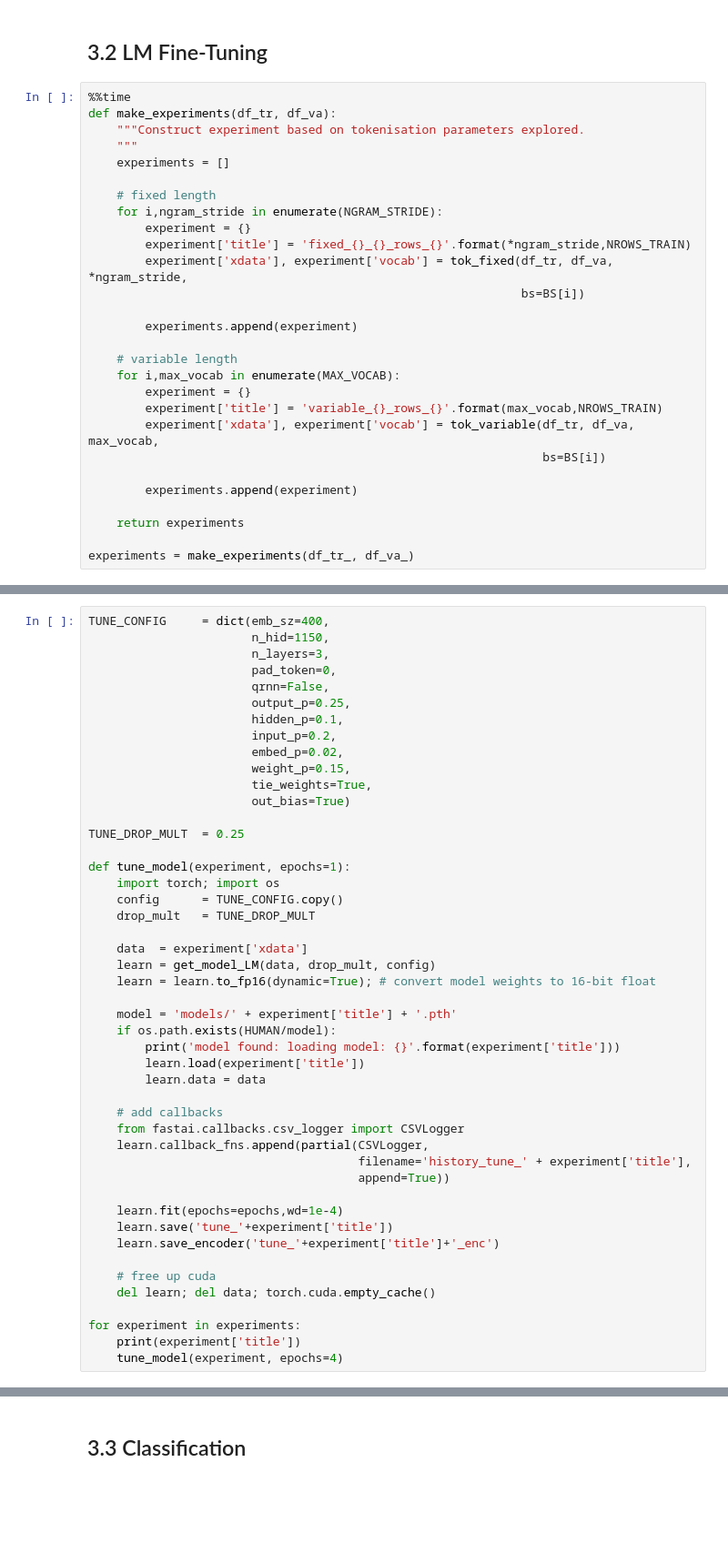
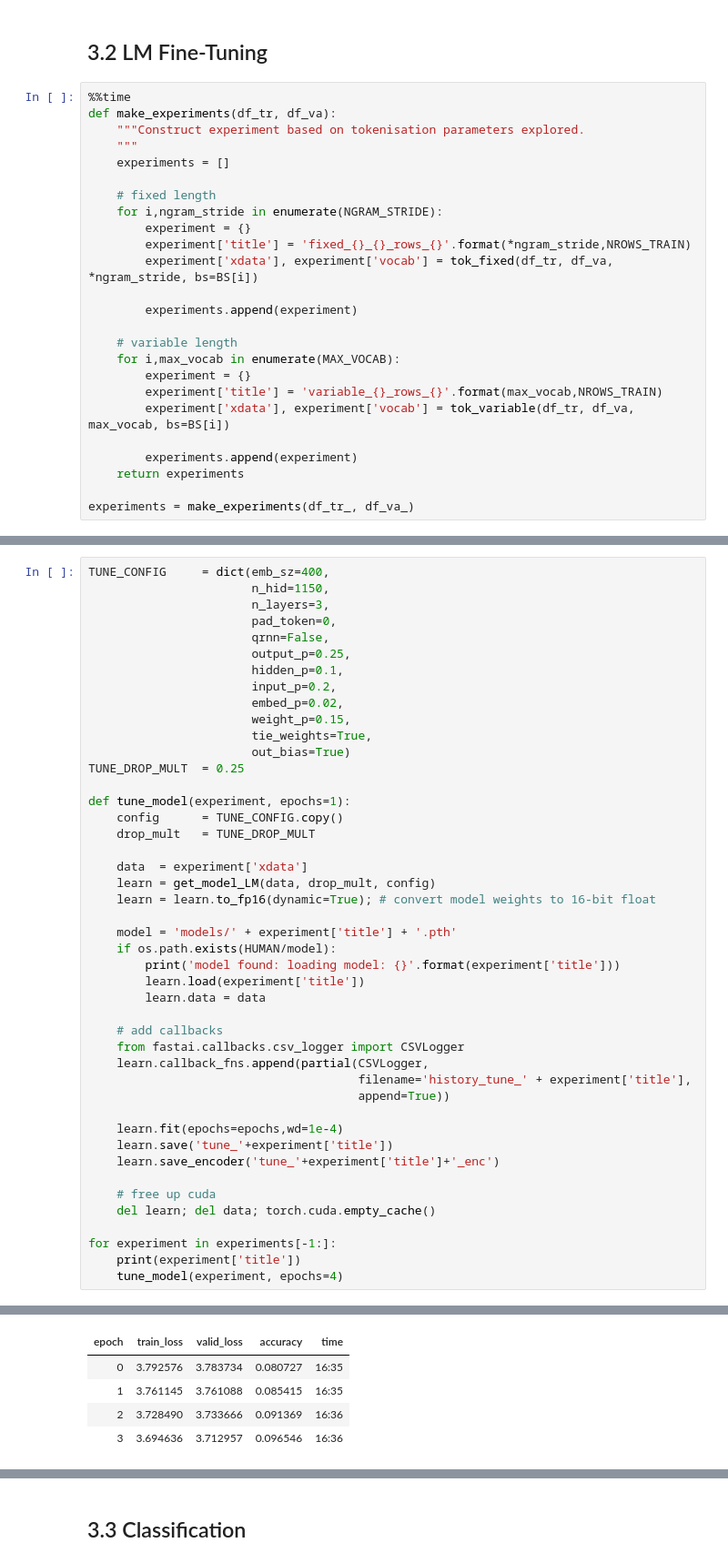
Before and after one commit to athon-millane/thesis, a Jupyter notebook: notebooks/2_seq_modelling/3_task_lm.ipynb, the cells around one changed output, grey strips where cells are left out. Shown at 91% size. Saved outputs shown, nothing was run; the diff lists cells and outputs as text; blank space fills up the shorter version.

```diff
--- a/notebooks/2_seq_modelling/3_task_lm.ipynb
+++ b/notebooks/2_seq_modelling/3_task_lm.ipynb
@@ -54,8 +59,7 @@ def make_experiments(df_tr, df_va):
     for i,ngram_stride in enumerate(NGRAM_STRIDE):
         experiment = {}
         experiment['title'] = 'fixed_{}_{}_rows_{}'.format(*ngram_stride,NROWS_TRAIN)
-        experiment['xdata'], experiment['vocab'] = tok_fixed(df_tr, df_va, *ngram_stride,
-                                                             bs=BS[i])
+        experiment['xdata'], experiment['vocab'] = tok_fixed(df_tr, df_va, *ngram_stride, bs=BS[i])
 
         experiments.append(experiment)
 
@@ -63,11 +67,9 @@ def make_experiments(df_tr, df_va):
     for i,max_vocab in enumerate(MAX_VOCAB):
         experiment = {}
         experiment['title'] = 'variable_{}_rows_{}'.format(max_vocab,NROWS_TRAIN)
-        experiment['xdata'], experiment['vocab'] = tok_variable(df_tr, df_va, max_vocab,
-                                                                bs=BS[i])
+        experiment['xdata'], experiment['vocab'] = tok_variable(df_tr, df_va, max_vocab, bs=BS[i])
 
         experiments.append(experiment)
-
     return experiments
 
 experiments = make_experiments(df_tr_, df_va_)
@@ -84,11 +89,9 @@ TUNE_CONFIG     = dict(emb_sz=400,
                        weight_p=0.15,
                        tie_weights=True,
                        out_bias=True)
-
 TUNE_DROP_MULT  = 0.25
 
 def tune_model(experiment, epochs=1):
-    import torch; import os
     config      = TUNE_CONFIG.copy()
     drop_mult   = TUNE_DROP_MULT
 
@@ -115,6 +118,7 @@ def tune_model(experiment, epochs=1):
     # free up cuda
     del learn; del data; torch.cuda.empty_cache()
 
-for experiment in experiments:
+for experiment in experiments[-1:]:
     print(experiment['title'])
     tune_model(experiment, epochs=4)
+# %% [output]
@@ -120,0 +127,5 @@ for experiment in experiments:
+| epoch | train_loss | valid_loss | accuracy | time |
+| 0 | 3.792576 | 3.783734 | 0.080727 | 16:35 |
+| 1 | 3.761145 | 3.761088 | 0.085415 | 16:35 |
+| 2 | 3.728490 | 3.733666 | 0.091369 | 16:36 |
+| 3 | 3.694636 | 3.712957 | 0.096546 | 16:36 |
```
Also changed, not shown: parts of 8 cells of this notebook, 2 other files.
